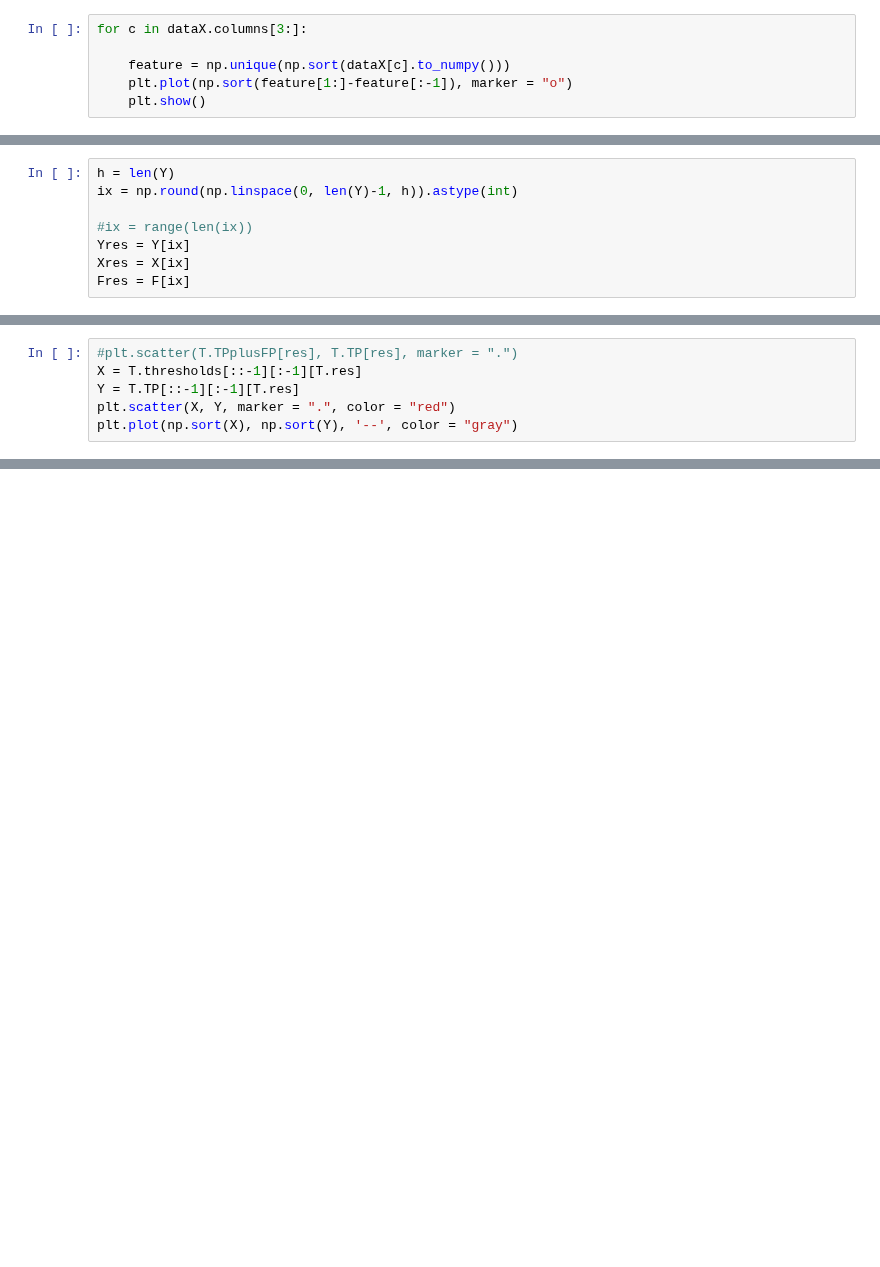
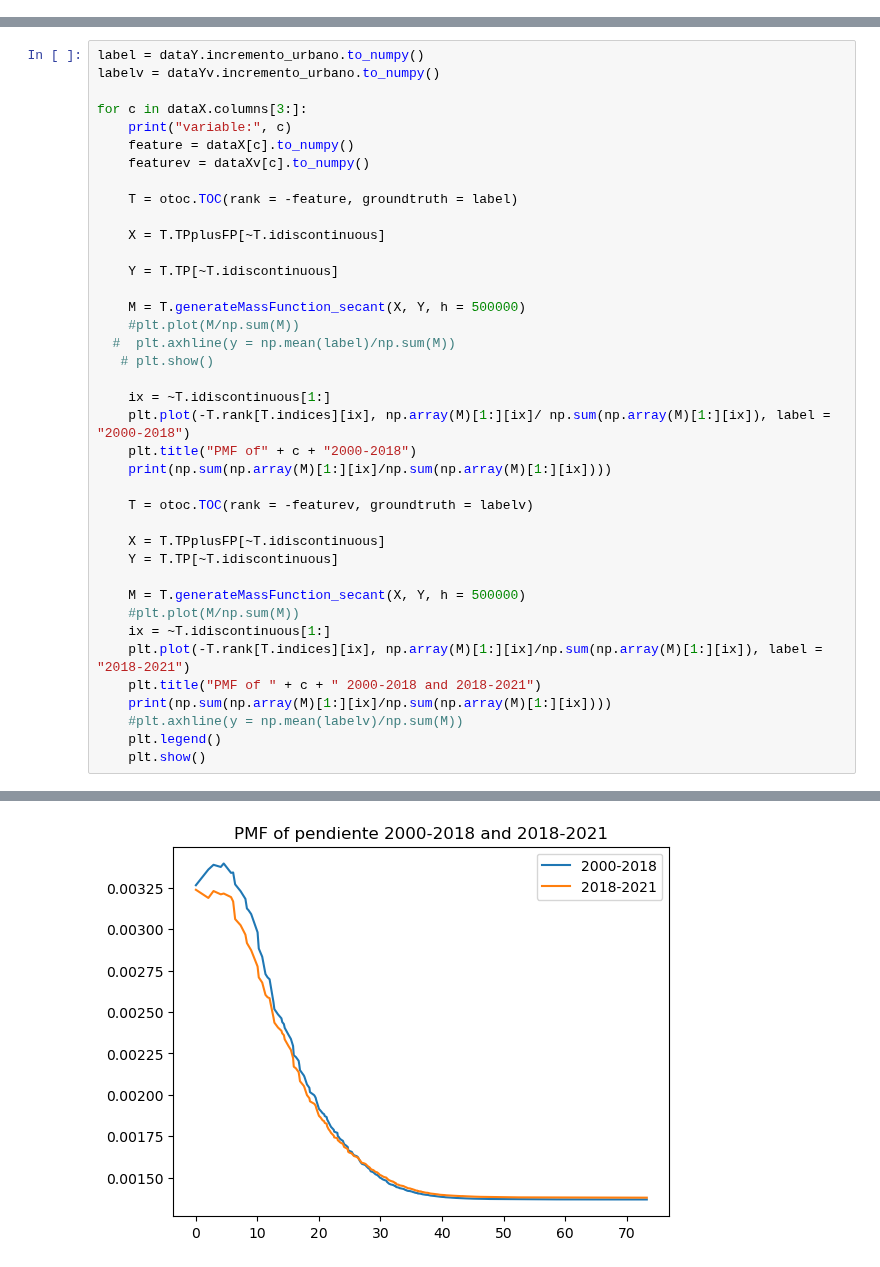
Before and after one commit to rdglpz/TOC, a Jupyter notebook: ootocusage.ipynb, the cells around one changed output, grey strips where cells are left out. Cells and saved outputs as stored; diff of their text form; blank space fills up the shorter version.

```diff
--- a/ootocusage.ipynb
+++ b/ootocusage.ipynb
@@ -47,6 +25,0 @@ plt.savefig("test.pdf")
-# %%
-for c in dataX.columns[3:]:
-
-    feature = np.unique(np.sort(dataX[c].to_numpy()))
-    plt.plot(np.sort(feature[1:]-feature[:-1]), marker = "o")
-    plt.show()
@@ -94,8 +25,0 @@ plt.plot(F, Y, marker = ".", color = "red")
-# %%
-h = len(Y)
-ix = np.round(np.linspace(0, len(Y)-1, h)).astype(int)
-
-#ix = range(len(ix))
-Yres = Y[ix]
-Xres = X[ix]
-Fres = F[ix]
@@ -142,6 +25,0 @@ ValueError: `bins` must increase monotonically, when an array
-# %%
-#plt.scatter(T.TPplusFP[res], T.TP[res], marker = ".")
-X = T.thresholds[::-1][:-1][T.res]
-Y = T.TP[::-1][:-1][T.res]
-plt.scatter(X, Y, marker = ".", color = "red")
-plt.plot(np.sort(X), np.sort(Y), '--', color = "gray")
@@ -209,0 +60,40 @@ L
+# %%
+label = dataY.incremento_urbano.to_numpy()
+labelv = dataYv.incremento_urbano.to_numpy()
+
+for c in dataX.columns[3:]:
+    print("variable:", c)
+    feature = dataX[c].to_numpy()
+    featurev = dataXv[c].to_numpy()
+
+    T = otoc.TOC(rank = -feature, groundtruth = label)
+
+    X = T.TPplusFP[~T.idiscontinuous]
+
+    Y = T.TP[~T.idiscontinuous]
+
+    M = T.generateMassFunction_secant(X, Y, h = 500000)
+    #plt.plot(M/np.sum(M))
+  #  plt.axhline(y = np.mean(label)/np.sum(M))
+   # plt.show()
+
+    ix = ~T.idiscontinuous[1:]
+    plt.plot(-T.rank[T.indices][ix], np.array(M)[1:][ix]/ np.sum(np.array(M)[1:][ix]), label = "2000-2018")
+    plt.title("PMF of" + c + "2000-2018")
+    print(np.sum(np.array(M)[1:][ix]/np.sum(np.array(M)[1:][ix])))
+
+    T = otoc.TOC(rank = -featurev, groundtruth = labelv)
+
+    X = T.TPplusFP[~T.idiscontinuous]
+    Y = T.TP[~T.idiscontinuous]
+
+    M = T.generateMassFunction_secant(X, Y, h = 500000)
+    #plt.plot(M/np.sum(M))
+    ix = ~T.idiscontinuous[1:]
+    plt.plot(-T.rank[T.indices][ix], np.array(M)[1:][ix]/np.sum(np.array(M)[1:][ix]), label = "2018-2021")
+    plt.title("PMF of " + c + " 2000-2018 and 2018-2021")
+    print(np.sum(np.array(M)[1:][ix]/np.sum(np.array(M)[1:][ix])))
+    #plt.axhline(y = np.mean(labelv)/np.sum(M))
+    plt.legend()
+    plt.show()
+# %% [output]
@@ -209,0 +103 @@ L
+[figure, added]
```
Also changed, not shown: parts of 32 cells of this notebook, 1 other file.
